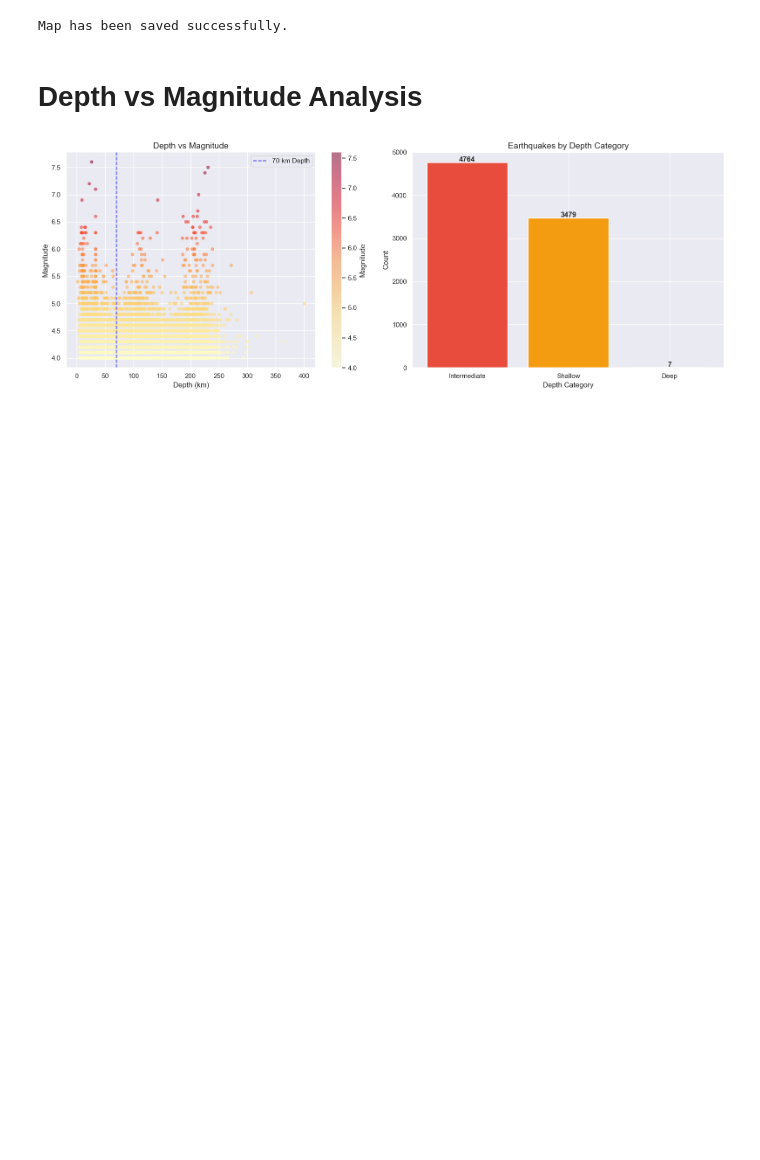
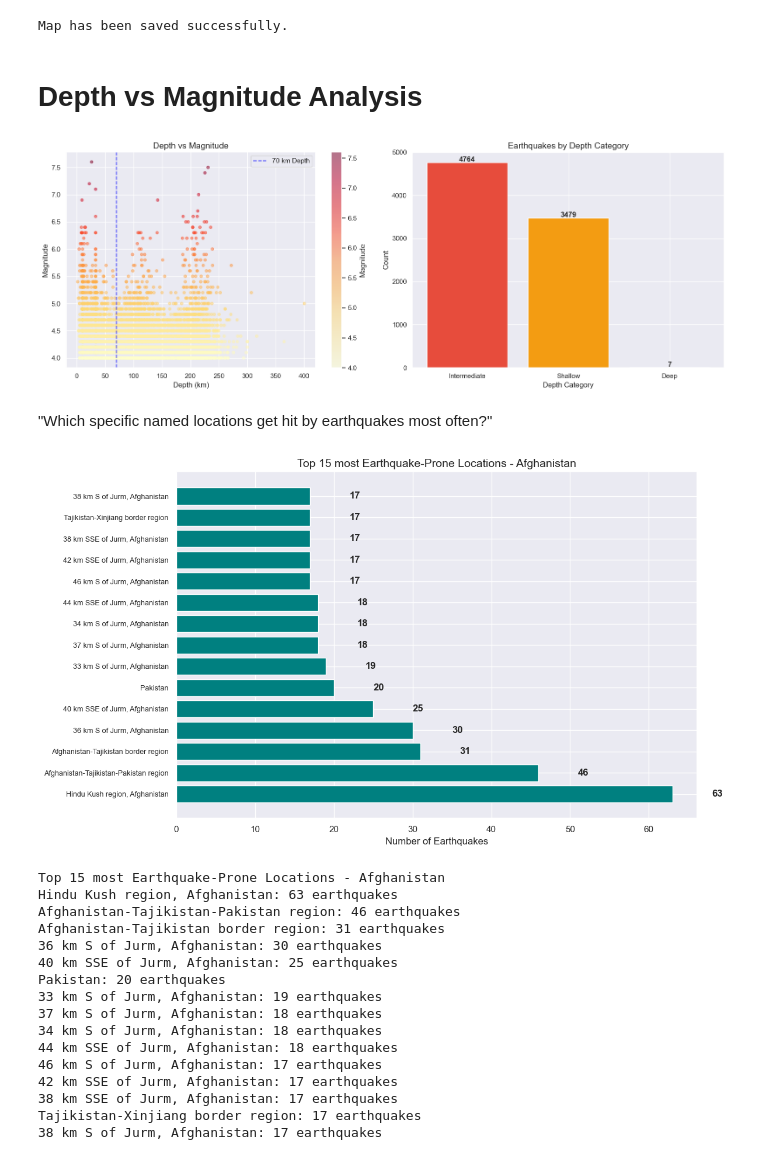
Before and after one commit to tahmina-07/earthquake-risk-afghanistan, a Jupyter notebook: notebooks/02_exploratory_analysis.ipynb, the cells around one changed output. Cells and saved outputs as stored; diff of their text form; code cells hidden in the pictures; blank space fills up the shorter version.

```diff
--- a/notebooks/02_exploratory_analysis.ipynb
+++ b/notebooks/02_exploratory_analysis.ipynb
@@ -182,3 +183,44 @@ plt.savefig('/Users/tahminasahar/earthquake-risk-afghanistan/data/depth_analysis
 plt.show()
 # %% [output]
 [figure]
+# %% [markdown]
+"Which specific named locations get hit by earthquakes most often?"
+# %%
+top_locations = df['place'].value_counts().head(15)
+
+plt.figure(figsize=(12, 7))
+
+bars = plt.barh(top_locations.index, top_locations.values, color='teal')
+
+plt.yticks(range(len(top_locations)), top_locations.index, fontsize=9)
+plt.title('Top 15 most Earthquake-Prone Locations - Afghanistan', fontsize=14)
+plt.xlabel('Number of Earthquakes', fontsize=12)
+
+for bar, val in zip(bars, top_locations.values):
+    plt.text(val + 5, bar.get_y() + bar.get_height()/2, str(val), va='center', fontweight='bold')
+
+plt.tight_layout()
+plt.savefig('/Users/tahminasahar/earthquake-risk-afghanistan/data/top_locations.png')
+plt.show()
+
+print("Top 15 most Earthquake-Prone Locations - Afghanistan")
+for location, count in zip(top_locations.index, top_locations.values):
+    print(f"{location}: {count} earthquakes")
+# %% [output]
+[figure, added]
+Top 15 most Earthquake-Prone Locations - Afghanistan
+Hindu Kush region, Afghanistan: 63 earthquakes
+Afghanistan-Tajikistan-Pakistan region: 46 earthquakes
+Afghanistan-Tajikistan border region: 31 earthquakes
+36 km S of Jurm, Afghanistan: 30 earthquakes
+40 km SSE of Jurm, Afghanistan: 25 earthquakes
+Pakistan: 20 earthquakes
+33 km S of Jurm, Afghanistan: 19 earthquakes
+37 km S of Jurm, Afghanistan: 18 earthquakes
+34 km S of Jurm, Afghanistan: 18 earthquakes
+44 km SSE of Jurm, Afghanistan: 18 earthquakes
+46 km S of Jurm, Afghanistan: 17 earthquakes
+42 km SSE of Jurm, Afghanistan: 17 earthquakes
+38 km SSE of Jurm, Afghanistan: 17 earthquakes
+Tajikistan-Xinjiang border region: 17 earthquakes
+38 km S of Jurm, Afghanistan: 17 earthquakes
```
Also changed, not shown: parts of 2 cells of this notebook, 1 other file.
